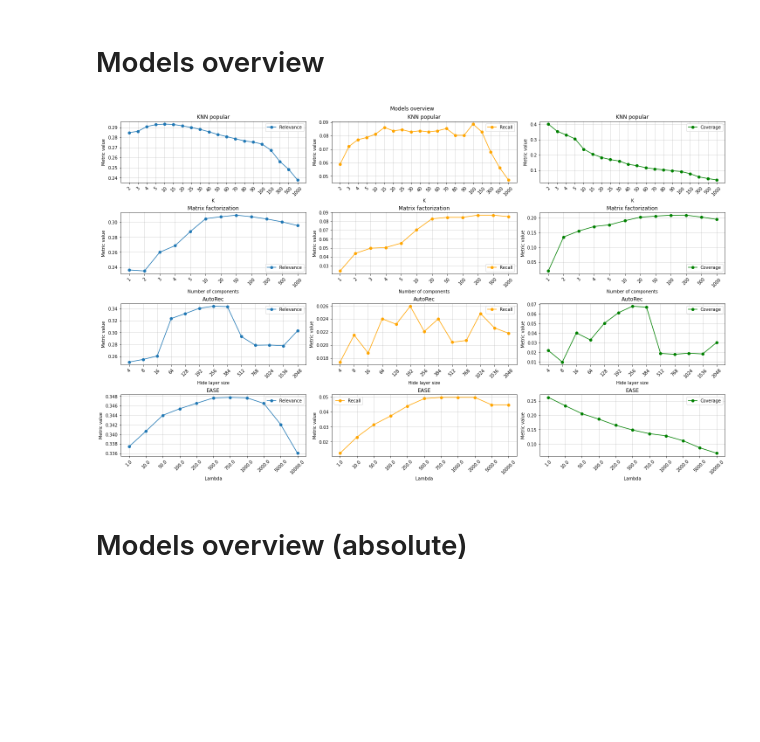
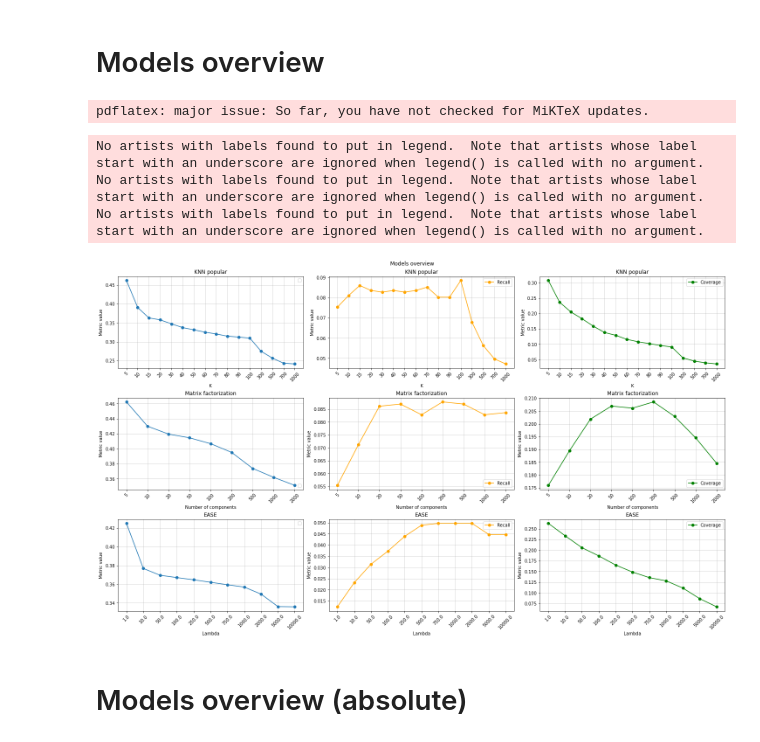
Before and after one commit to daniilpastukhov/serendipity_experiments, a Jupyter notebook: notebooks/grid_search_graphs.ipynb, the cells around one changed output. Cells and saved outputs as stored; diff of their text form; code cells hidden in the pictures; blank space fills up the shorter version.

Commit message:
Update jupyter notebook for graph plotting, fix minor bugs

```diff
--- a/notebooks/grid_search_graphs.ipynb
+++ b/notebooks/grid_search_graphs.ipynb
@@ -31,6 +32,5 @@ PATH = '../results/' + DATASET + '/'
 models = [
     load(PATH + 'KNNpopularity.joblib'),
     load(PATH + 'MatrixFactorization.joblib'),
-    load(PATH + 'AutoRec.joblib'),
     load(PATH + 'ease.joblib')
 ]
@@ -103,6 +88,13 @@ for i in models[3]:
+# %%
+### EASE
+ease_metrics = ModelMetrics()
+
+for i in models[2]:
+    ease_metrics.add_data(i[0], i[1:-1])
 # %%
 width = 0.3
 x = np.arange(1, 6)
-components = np.array([1, 2, 3, 4, 5, 10, 20, 50, 100, 200, 500, 1000])
-layers = [4, 8, 16, 64, 128, 192, 256, 384, 512, 768, 1024, 1536, 2048]
+
+k_list = [5, 10, 15, 20, 30, 40, 50, 60, 70, 80, 90, 100, 300, 500, 700, 1000]
+components = np.array([5, 10, 20, 50, 100, 200, 500, 1000, 2000])
 ease_lambdas = [1.0, 10.0, 50.0, 100.0, 250.0, 500.0, 750.0, 1000.0, 2000.0, 5000.0, 10000.0]
@@ -124,8 +101,8 @@ np.mean((np.array(serendipities) - np.min(serendipities)) / (np.max(serendipitie
 # %%
-ser_label = 'Relevance'
+ser_label = 'Serendipity'
 dataset_name = '1m'
 img_folder = 'img/'
-img_ext = '.png'
+img_ext = '.pgf'
 path_postfix = ''
 if not os.path.exists(PATH + img_folder):
     os.mkdir(PATH + img_folder)
@@ -149,43 +162,44 @@ def triple_plot_customization(ax, title, xlabel, ylabel, legend=None, xticks=Non
+# %%
+for m1, m2 in [('coverage', 'serendipity'), ('serendipity', 'novelty'), ('serendipity', 'unexp'), ('serendipity', 'rel')]:
+    common_metric = 'recall'
+    metric1, metric2 = m1, m2
+    file_name = f'{common_metric}_{metric1}_vs_{common_metric}_{metric2}'
+    two_columns_versus_plot(common_metric, metric1, metric2, file_name)
+# %% [output]
+pdflatex: major issue: So far, you have not checked for MiKTeX updates.
 # %%
-fig, ax = plt.subplots(4, 3, constrained_layout=True, figsize=(20, 12))
+fig, ax = plt.subplots(3, 3, constrained_layout=True, figsize=(20, 12))
 fig.suptitle('Models overview')
 
 plt.title('MovieLens-{}'.format(dataset_name))
 
-ax[0, 0].plot(range(len(k_list)), knn_serendipity, 'o-', label=ser_label, color='C0')
-# ax[0, 0].plot(range(len(k_list)), knn_b0_serendipity, 'o--', label=ser_label + r', $\beta=0$', color='C0')
-ax[0, 1].plot(range(len(k_list)), knn_recall, 'o-', label='Recall', color='orange')
-# ax[0, 1].plot(range(len(k_list)), knn_b0_recall, 'o--', label=r'Recall, $\beta=0$', color='orange')
-ax[0, 2].plot(range(len(k_list)), knn_coverage, 'o-', label='Coverage', color='green')
-# ax[0, 2].plot(range(len(k_list)), knn_b0_coverage, 'o--', label=r'Coverage, $\beta=0$', color='green')
+ax[0, 0].plot(range(len(k_list)), knn_metrics.get_serendipity(), 'o-', label=ser_label, color='C0')
+ax[0, 1].plot(range(len(k_list)), knn_metrics.get('recall'), 'o-', label='Recall', color='orange')
+ax[0, 2].plot(range(len(k_list)), knn_metrics.get('coverage'), 'o-', label='Coverage', color='green')
 triple_plot_customization(ax[0, 0], 'KNN popular', 'K', 'Metric value', xticks=k_list)
 triple_plot_customization(ax[0, 1], 'KNN popular', 'K', 'Metric value', xticks=k_list)
 triple_plot_customization(ax[0, 2], 'KNN popular', 'K', 'Metric value', xticks=k_list)
 
-ax[1, 0].plot(range(len(components)), mf_serendipity, 'o-', label=ser_label)
-ax[1, 1].plot(range(len(components)), mf_recall, 'o-', label='Recall', color='orange')
-ax[1, 2].plot(range(len(components)), mf_coverage, 'o-', label='Coverage', color='green')
+ax[1, 0].plot(range(len(components)), mf_metrics.get_serendipity(), 'o-', label=ser_label)
+ax[1, 1].plot(range(len(components)), mf_metrics.get('recall'), 'o-', label='Recall', color='orange')
+ax[1, 2].plot(range(len(components)), mf_metrics.get('coverage'), 'o-', label='Coverage', color='green')
 triple_plot_customization(ax[1, 0], 'Matrix factorization', 'Number of components', 'Metric value', legend='lower right', xticks=components)
 triple_plot_customization(ax[1, 1], 'Matrix factorization', 'Number of components', 'Metric value', legend='lower right', xticks=components)
 triple_plot_customization(ax[1, 2], 'Matrix factorization', 'Number of components', 'Metric value', legend='lower right', xticks=components)
 
-ax[2, 0].plot(range(len(layers)), autorec_serendipity, 'o-', label=ser_label)
-ax[2, 1].plot(range(len(layers)), autorec_recall, 'o-', label='Recall', color='orange')
-ax[2, 2].plot(range(len(layers)), autorec_coverage, 'o-', label='Coverage', color='green')
-triple_plot_customization(ax[2, 0], 'AutoRec', 'Hide layer size', 'Metric value', xticks=layers)
-triple_plot_customization(ax[2, 1], 'AutoRec', 'Hide layer size', 'Metric value', xticks=layers)
-triple_plot_customization(ax[2, 2], 'AutoRec', 'Hide layer size', 'Metric value', xticks=layers)
+ax[2, 0].plot(range(len(ease_lambdas)), ease_metrics.get_serendipity(), 'o-', label=ser_label)
+ax[2, 1].plot(range(len(ease_lambdas)), ease_metrics.get('recall'), 'o-', label='Recall', color='orange')
+ax[2, 2].plot(range(len(ease_lambdas)), ease_metrics.get('coverage'), 'o-', label='Coverage', color='green')
+triple_plot_customization(ax[2, 0], 'EASE', 'Lambda', 'Metric value', xticks=ease_lambdas)
+triple_plot_customization(ax[2, 1], 'EASE', 'Lambda', 'Metric value', xticks=ease_lambdas)
+triple_plot_customization(ax[2, 2], 'EASE', 'Lambda', 'Metric value', xticks=ease_lambdas)
 
-ax[3, 0].plot(range(len(ease_lambdas)), ease_serendipity, 'o-', label=ser_label)
-ax[3, 1].plot(range(len(ease_lambdas)), ease_recall, 'o-', label='Recall', color='orange')
-ax[3, 2].plot(range(len(ease_lambdas)), ease_coverage, 'o-', label='Coverage', color='green')
-triple_plot_customization(ax[3, 0], 'EASE', 'Lambda', 'Metric value', xticks=ease_lambdas)
-triple_plot_customization(ax[3, 1], 'EASE', 'Lambda', 'Metric value', xticks=ease_lambdas)
-triple_plot_customization(ax[3, 2], 'EASE', 'Lambda', 'Metric value', xticks=ease_lambdas)
-
-plt.savefig(PATH + img_folder + '3models' + path_postfix + img_ext);
+# plt.savefig(PATH + img_folder + '3models' + path_postfix + img_ext);
 # %% [output]
+No artists with labels found to put in legend.  Note that artists whose label start with an underscore are ignored when legend() is called with no argument.
+No artists with labels found to put in legend.  Note that artists whose label start with an underscore are ignored when legend() is called with no argument.
+No artists with labels found to put in legend.  Note that artists whose label start with an underscore are ignored when legend() is called with no argument.
-[figure, old version]
+[figure, new version]
 # %% [markdown]
 # Models overview (absolute)
 # %%
```
Also changed, not shown: parts of 15 cells of this notebook, 16 other files.
